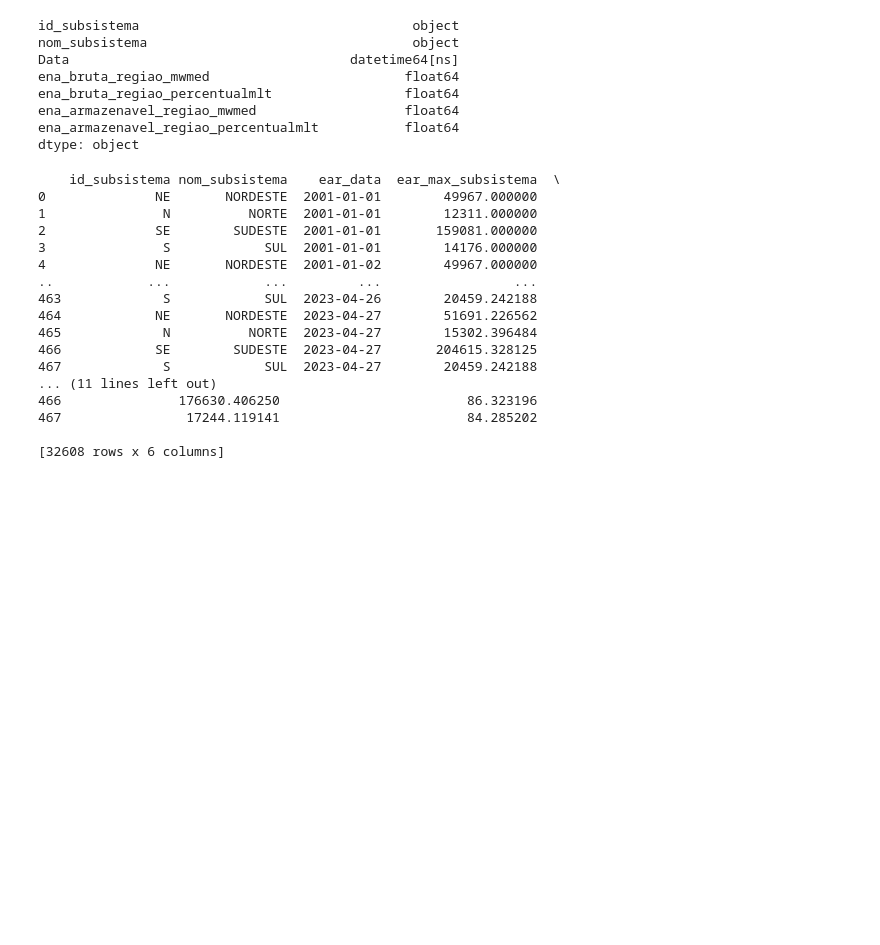
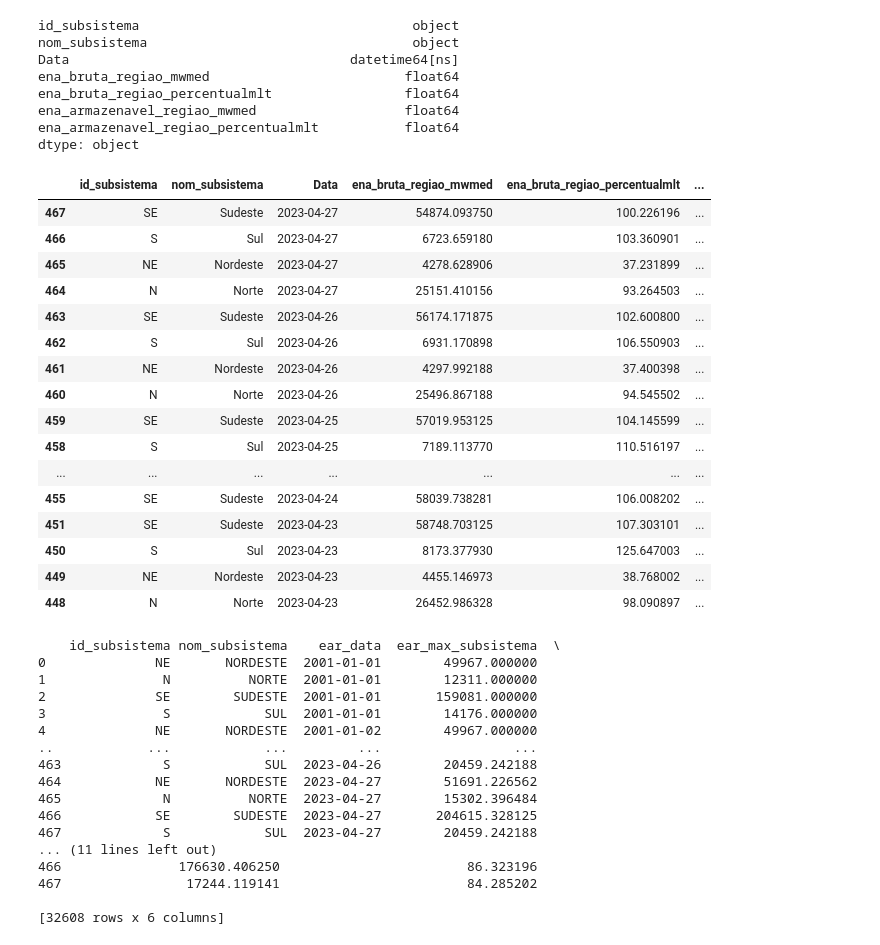
Before and after one commit to belanatal/PosPUCRio, a Jupyter notebook: MVP-SprintI.ipynb, the cells around one changed output. Drawn from its saved outputs; the diff is of its cells as text; code cells hidden in the pictures; blank space fills up the shorter version.

```diff
--- a/MVP-SprintI.ipynb
+++ b/MVP-SprintI.ipynb
@@ -179,6 +179,28 @@ ena_bruta_regiao_percentualmlt                 float64
 ena_armazenavel_regiao_mwmed                   float64
 ena_armazenavel_regiao_percentualmlt           float64
 dtype: object
+# %%
+# Reordenando o dataframe ena, pela coluna Data (em ordem decrescente)
+ena=ena.sort_values(by='Data', ascending=False)
+ena.head(20)
+# %% [output]
+|  | id_subsistema | nom_subsistema | Data | ena_bruta_regiao_mwmed | ena_bruta_regiao_percentualmlt | ... |
+| 467 | SE | Sudeste | 2023-04-27 | 54874.093750 | 100.226196 | ... |
+| 466 | S | Sul | 2023-04-27 | 6723.659180 | 103.360901 | ... |
+| 465 | NE | Nordeste | 2023-04-27 | 4278.628906 | 37.231899 | ... |
+| 464 | N | Norte | 2023-04-27 | 25151.410156 | 93.264503 | ... |
+| 463 | SE | Sudeste | 2023-04-26 | 56174.171875 | 102.600800 | ... |
+| 462 | S | Sul | 2023-04-26 | 6931.170898 | 106.550903 | ... |
+| 461 | NE | Nordeste | 2023-04-26 | 4297.992188 | 37.400398 | ... |
+| 460 | N | Norte | 2023-04-26 | 25496.867188 | 94.545502 | ... |
+| 459 | SE | Sudeste | 2023-04-25 | 57019.953125 | 104.145599 | ... |
+| 458 | S | Sul | 2023-04-25 | 7189.113770 | 110.516197 | ... |
+| ... | ... | ... | ... | ... | ... | ... |
+| 455 | SE | Sudeste | 2023-04-24 | 58039.738281 | 106.008202 | ... |
+| 451 | SE | Sudeste | 2023-04-23 | 58748.703125 | 107.303101 | ... |
+| 450 | S | Sul | 2023-04-23 | 8173.377930 | 125.647003 | ... |
+| 449 | NE | Nordeste | 2023-04-23 | 4455.146973 | 38.768002 | ... |
+| 448 | N | Norte | 2023-04-23 | 26452.986328 | 98.090897 | ... |
 # %%
 # Seção I.2: Programa para obtenção das Energias Armazenadas - Dados Abertos Operador Nacional do Sistema Elétrico
 # Dados por subsistema do Sistema Interligado Nacional, atualizados diariamente.
```
Also changed, not shown: parts of 16 cells of this notebook.
